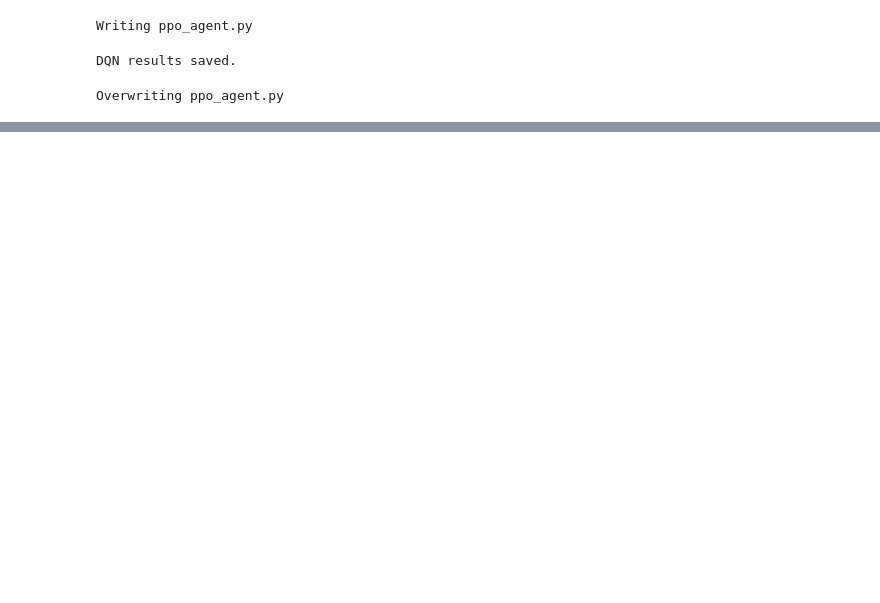
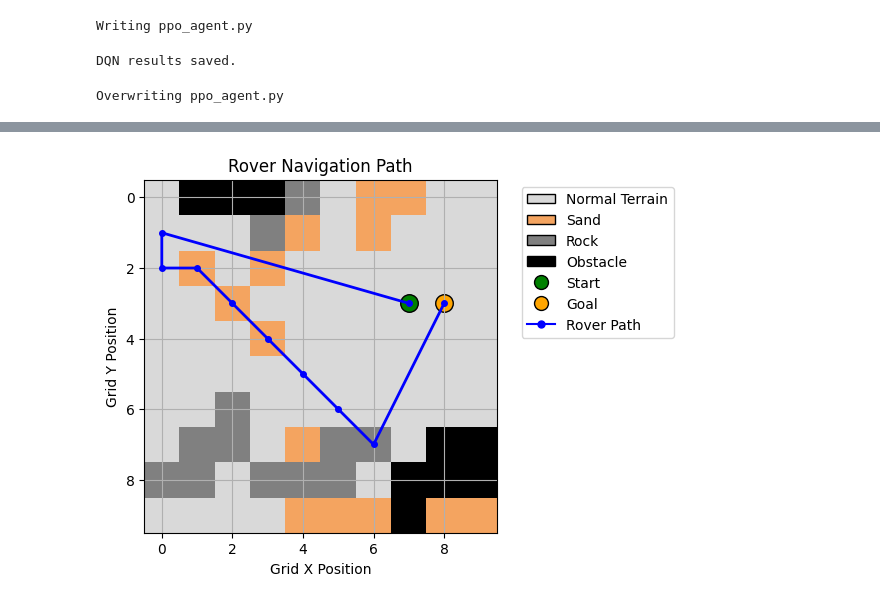
Before and after one commit to zoybathecodess/Battery-Aware-Mars-Rover-DQN-vs-PPO, a Jupyter notebook: DQN_PPO_Agents.ipynb, the cells around one changed output, grey strips where cells are left out. Saved outputs shown, nothing was run; the diff lists cells and outputs as text; code cells hidden in the pictures; blank space fills up the shorter version.

```diff
--- a/DQN_PPO_Agents.ipynb
+++ b/DQN_PPO_Agents.ipynb
@@ -1305,0 +1451,12 @@ Saved: DQN_vs_PPO_Overlapping.png
+# %%
+gen = MarsGridGenerator(size=10)
+grid, start, goal = gen.generate()
+
+path = [
+    start,(1,0),(2,0),(2,1),(3,2),
+    (4,3),(5,4),(6,5),(7,6),goal
+]
+
+plot_mars(grid, start, goal, path)
+# %% [output]
+[figure, added]
```
Also changed, not shown: parts of 13 cells of this notebook.
